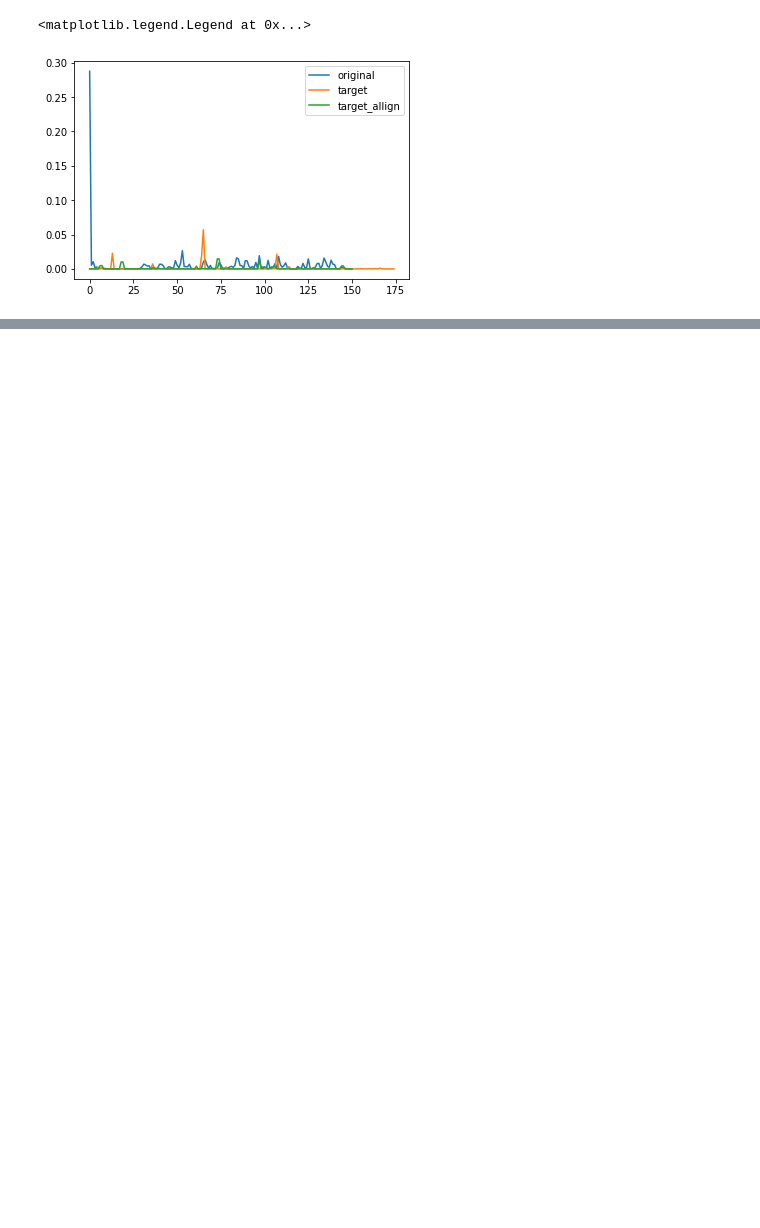
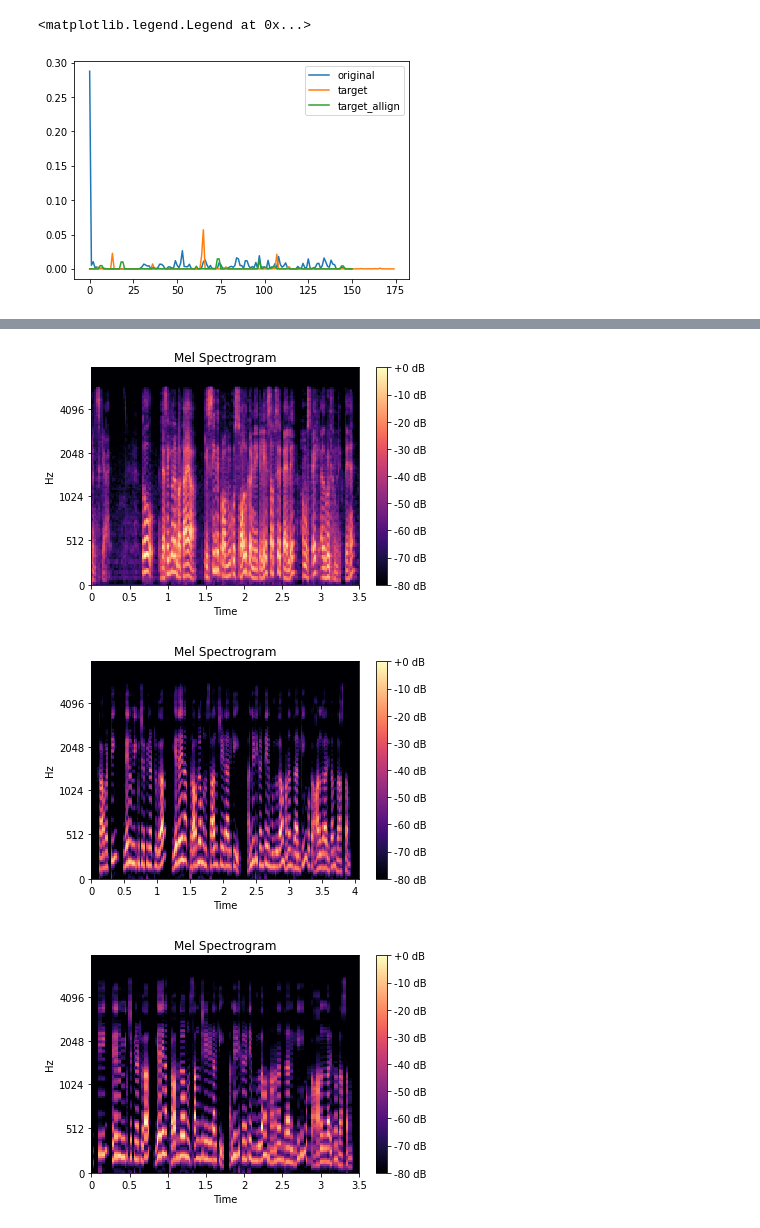
Before and after one commit to TUdayKiranReddy/audio_translation_with_prosody_modification, a Jupyter notebook: Scripts/dtw/unequal/melspect_dtw_allgin.ipynb, the cells around one changed output, grey strips where cells are left out. Saved outputs shown, nothing was run; the diff lists cells and outputs as text; code cells hidden in the pictures; blank space fills up the shorter version.

```diff
--- a/Scripts/dtw/unequal/melspect_dtw_allgin.ipynb
+++ b/Scripts/dtw/unequal/melspect_dtw_allgin.ipynb
@@ -95,0 +116,8 @@ plt.legend()
+# %%
+display_melspect(ref_melspect)
+display_melspect(que_melspect)
+display_melspect(que_melspect[:,path])
+# %% [output]
+[figure, added]
+[figure, added]
+[figure, added]
```
Also changed, not shown: parts of 14 cells of this notebook, 9 other files.
